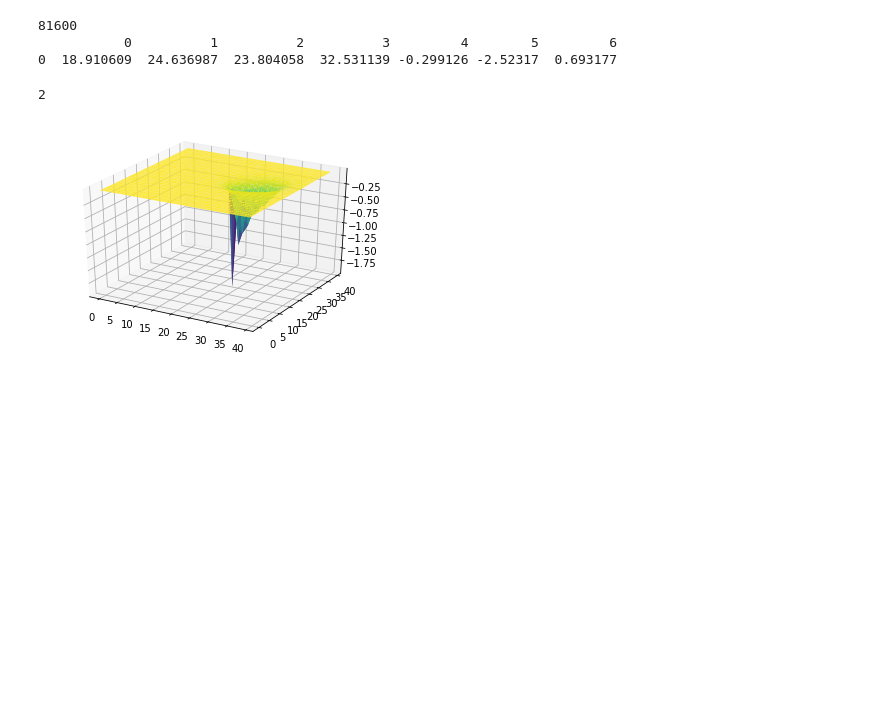
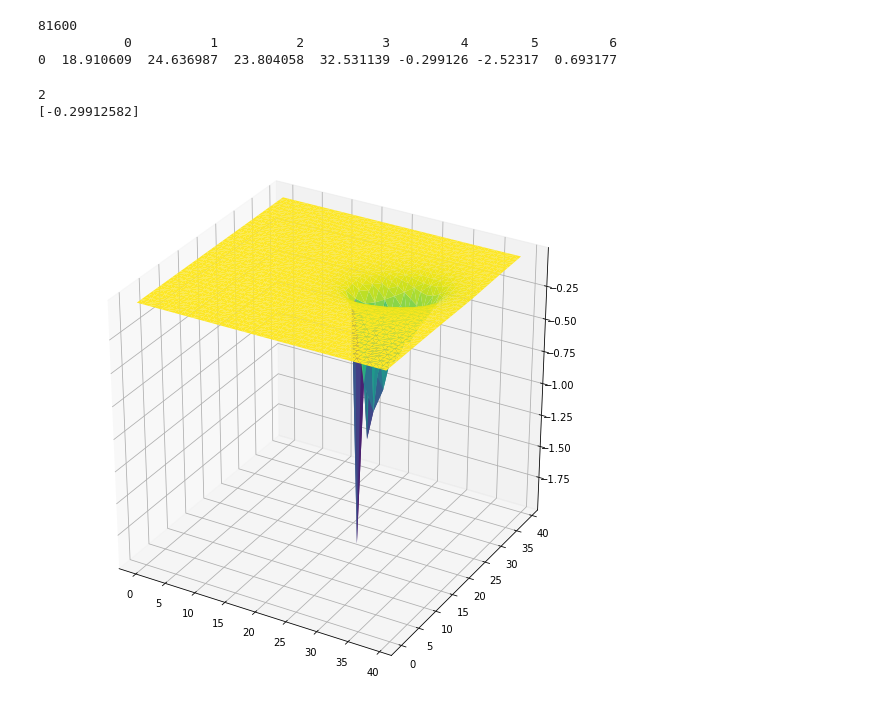
Before and after one commit to AnosovAndrey/Task, a Jupyter notebook: Untitled1.ipynb, the cells around one changed output. Drawn from its saved outputs; the diff is of its cells as text; code cells hidden in the pictures; blank space fills up the shorter version.

```diff
--- a/Untitled1.ipynb
+++ b/Untitled1.ipynb
@@ -72,18 +72,20 @@ print(data_list[0][1])
            0          1          2          3         4        5         6
 0  18.910609  24.636987  23.804058  32.531139 -0.299126 -2.52317  0.693177
 # %%
-x = [data_list[0][1][0], data_list[0][1][1]]
-print(len(x))
+z = np.array([data_list[0][1][4], data_list[0][1][5]])
+print(len(z))
+print(z[0])
 # %% [output]
 2
+[-0.29912582]
 # %%
 df=data_list[0][0]
 df.columns=["X","Y","Z"]
 
-fig = plt.figure()
+fig = plt.figure(figsize=(10,10))
 ax = fig.gca(projection='3d')
 ax.plot_trisurf(df['Y'], df['X'], df['Z'], cmap=plt.cm.viridis, linewidth=0.2)
 plt.show()
 # %% [output]
-[figure, old version]
+[figure, new version]
 # %%
```
Also changed, not shown: parts of 1 cell of this notebook.
